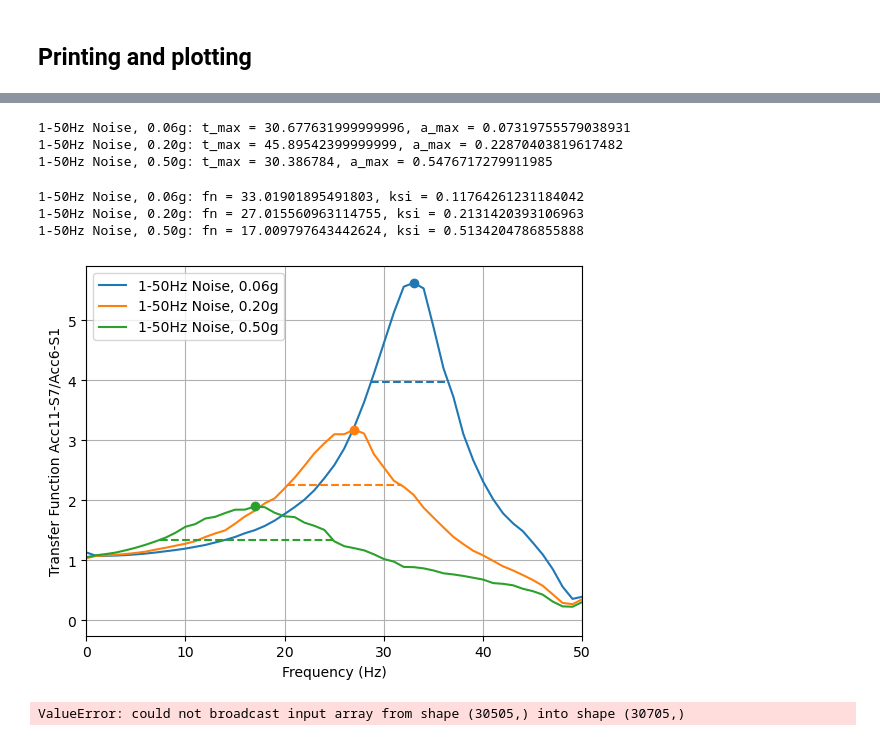
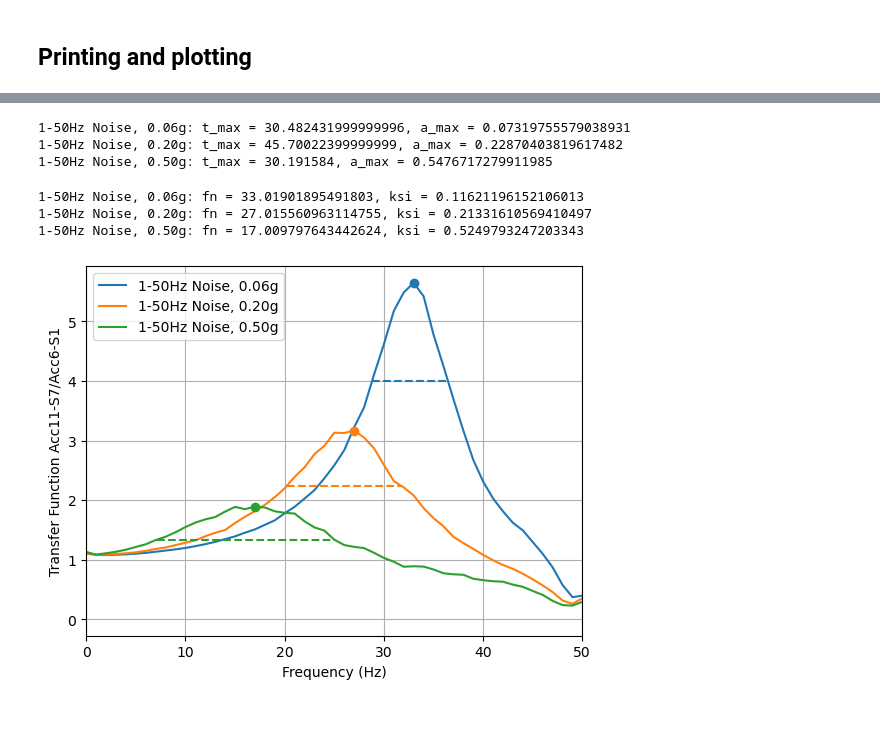
Before and after one commit to dkaramitros/pyDySP, a Jupyter notebook: example_1.ipynb, the cells around one changed output, grey strips where cells are left out. Saved outputs shown, nothing was run; the diff lists cells and outputs as text; code cells hidden in the pictures.

Commit message:
improved transfer function method

```diff
--- a/example_1.ipynb
+++ b/example_1.ipynb
@@ -99,23 +99,19 @@ ax = test[1].plot(channels=[13,11,9,8], columns=1, plot_type="Timehistory") #sam
 # %%
-for i in [0,1,2]:
-    th=test[i].channel[8].timehistory()[1]
-    print(f"{test[i].name}: t_max = {th[0]}, a_max = {th[1]}")
+for t in test:
+    th=t.channel[8].timehistory()[1]
+    print(f"{t.name}: t_max = {th[0]}, a_max = {th[1]}")
 # %% [output]
-1-50Hz Noise, 0.06g: t_max = 30.677631999999996, a_max = 0.07319755579038931
-1-50Hz Noise, 0.20g: t_max = 45.89542399999999, a_max = 0.22870403819617482
-1-50Hz Noise, 0.50g: t_max = 30.386784, a_max = 0.5476717279911985
+1-50Hz Noise, 0.06g: t_max = 30.482431999999996, a_max = 0.07319755579038931
+1-50Hz Noise, 0.20g: t_max = 45.70022399999999, a_max = 0.22870403819617482
+1-50Hz Noise, 0.50g: t_max = 30.191584, a_max = 0.5476717279911985
 # %%
 fix,ax = plt.subplots()
-for i in [0,1,2]:
-    tf=test[i].transfer_function(channel_from=8, channel_to=13, axis=ax, find_peak=True, find_damping=True, nperseg=512)
-    print(f"{test[i].name}: fn = {tf[2][0]}, ksi = {tf[3]}")
+for t in test:
+    tf=t.transfer_function(channel_from=8, channel_to=13, axis=ax, find_peak=True, find_damping=True, nperseg=512)
+    print(f"{t.name}: fn = {tf[2][0]}, ksi = {tf[3]}")
 leg=ax.legend()
 # %% [output]
-1-50Hz Noise, 0.06g: fn = 33.01901895491803, ksi = 0.11764261231184042
-1-50Hz Noise, 0.20g: fn = 27.015560963114755, ksi = 0.2131420393106963
-1-50Hz Noise, 0.50g: fn = 17.009797643442624, ksi = 0.5134204786855888
+1-50Hz Noise, 0.06g: fn = 33.01901895491803, ksi = 0.11621196152106013
+1-50Hz Noise, 0.20g: fn = 27.015560963114755, ksi = 0.21331610569410497
+1-50Hz Noise, 0.50g: fn = 17.009797643442624, ksi = 0.5249793247203343
-[figure, old version]
+[figure, new version]
-# %%
-test[0].export_to_csv(filename="example.csv")
-# %% [output]
-ValueError: could not broadcast input array from shape (30505,) into shape (30705,)
```
Also changed, not shown: parts of 3 cells of this notebook, 1 other file.
